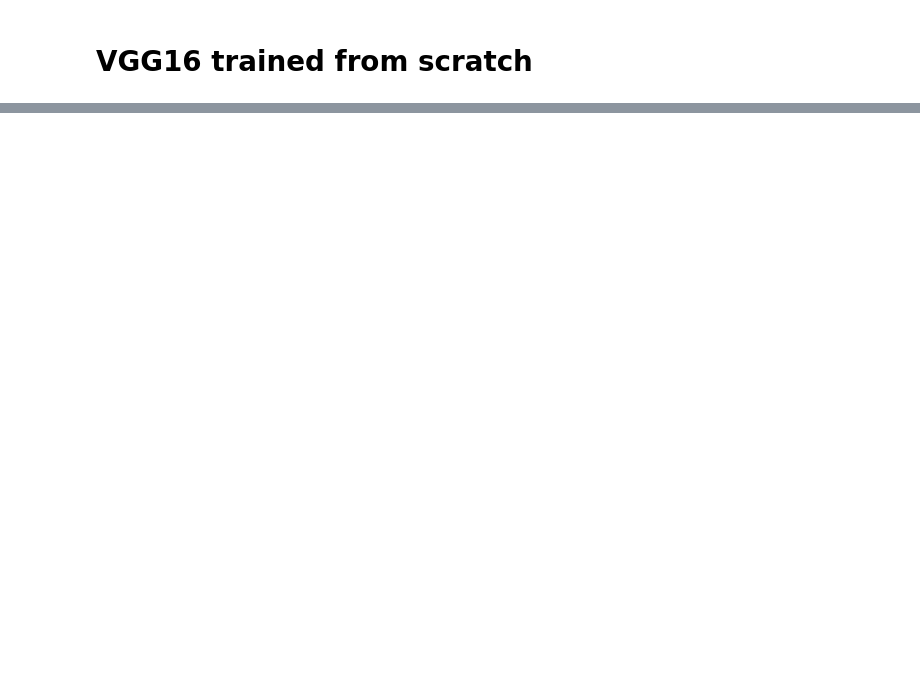
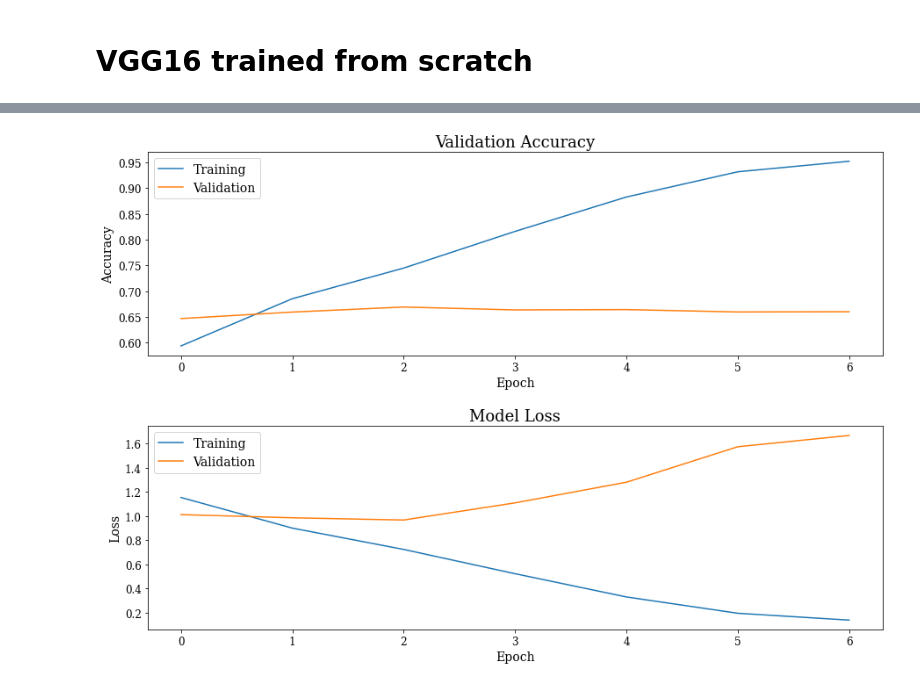
Before and after one commit to limited-fion/deep-learning-cw, a Jupyter notebook: 04_cw.ipynb, the cells around one changed output, grey strips where cells are left out. Cells and saved outputs as stored; diff of their text form; code cells hidden in the pictures; blank space fills up the shorter version.

```diff
--- a/04_cw.ipynb
+++ b/04_cw.ipynb
@@ -208,0 +372,42 @@ Training label shape: (90000, 200)
+# %%
+get_and_process_cifar10_data()
+
+load_vgg16_resize_input_to_32x32()
+
+Y_train_class = np_utils.to_categorical(y_train, 10)
+Y_test_class = np_utils.to_categorical(y_test, 10)
+
+# Load VGG16
+modelname = 'cifar_tl2_model'
+modelname = VGG16(weights='imagenet', include_top=False, input_shape=(32, 32, 3))
+
+# Freeze the layers
+for layer in modelname.layers[:]:
+    layer.trainable = False
+    print('Layer ' + layer.name + ' frozen.')
+
+# Included new fully-connected layers with only 200 activations for 200 classes
+# Add the same dense layers as in VGG16
+output = modelname.output
+output = Flatten()(output)
+output = Dense(units=4096, activation='relu')(output)
+output = Dense(units=4096, activation='relu')(output)
+output = Dense(units=4096, activation='relu')(output)
+output = Dense(units=4096, activation='relu')(output)
+output = Dense(units=10, activation='softmax')(output)
+modelname = Model(modelname.input, output)
+
+modelname.summary()
+
+early_stopping = EarlyStopping(monitor='val_categorical_accuracy', patience=4, restore_best_weights=True)
+
+modelname.compile(optimizer=Adam(lr=1e-4),loss='categorical_crossentropy', metrics=['categorical_accuracy'])
+history_cifar_tl2 = modelname.fit(X_train_n, Y_train_class, epochs=20, batch_size=32, validation_data=(X_test_n, Y_test_class), callbacks=[early_stopping])
+
+start_time = time.time()
+score = modelname.evaluate(X_test_n, Y_test_class)
+print(" ")
+time_elapsed = time.time() - start_time
+print('Test loss:', score[0])
+print('Test accuracy:', score[1])
+print('Average inference time per image: {:.4f} (ms)'.format(1000*time_elapsed/len(test_data)))
@@ -208,0 +450,4 @@ Training label shape: (90000, 200)
+# %%
+plot_history(history_cifar_tl2, 'cifar-tl2.png', metric='categorical_accuracy')
+# %% [output]
+[figure, added]
```
Also changed, not shown: parts of 36 cells of this notebook.
